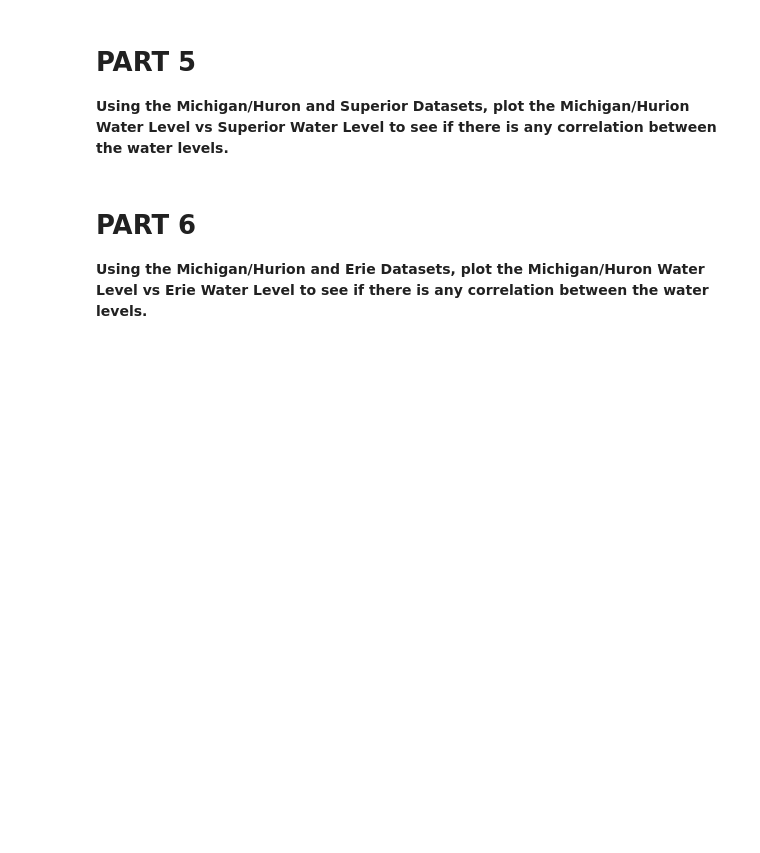
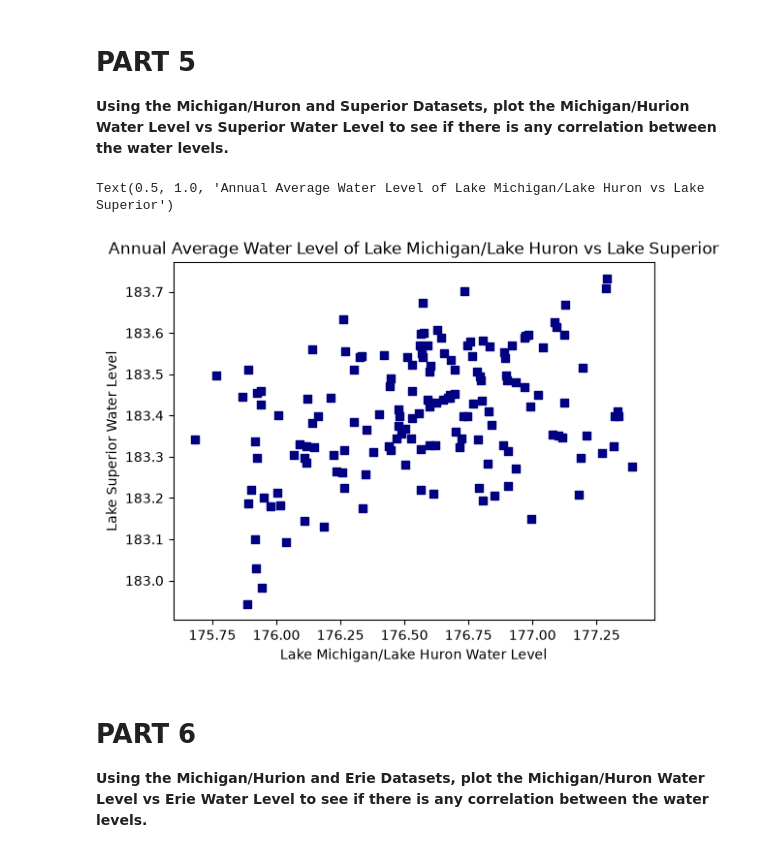
Before and after one commit to jmartiniez0z0-ship-it/CMSE202_Git_Started, a Jupyter notebook: Great_Lakes_and_Grand_River.ipynb, the cells around one changed output. Cells and saved outputs as stored; diff of their text form; code cells hidden in the pictures; blank space fills up the shorter version.

```diff
--- a/Great_Lakes_and_Grand_River.ipynb
+++ b/Great_Lakes_and_Grand_River.ipynb
@@ -68,3 +66,16 @@ Text(0.5, 1.0, 'Lake Michigan and Lake Huron Annual Average Water Level over Tim
+# %%
+# Insert Code Here
+
+mhu = pd.read_csv("data/mhu.csv")
+sup = pd.read_csv("data/sup.csv")
+
+plt.scatter(mhu["AnnAvg"], sup["AnnAvg"], color = "navy", marker = "s")
+plt.xlabel("Lake Michigan/Lake Huron Water Level")
+plt.ylabel("Lake Superior Water Level")
+plt.title("Annual Average Water Level of Lake Michigan/Lake Huron vs Lake Superior")
+# %% [output]
+Text(0.5, 1.0, 'Annual Average Water Level of Lake Michigan/Lake Huron vs Lake Superior')
+[figure, added]
 # %% [markdown]
 # PART 6
 
```
Also changed, not shown: parts of 1 cell of this notebook.
